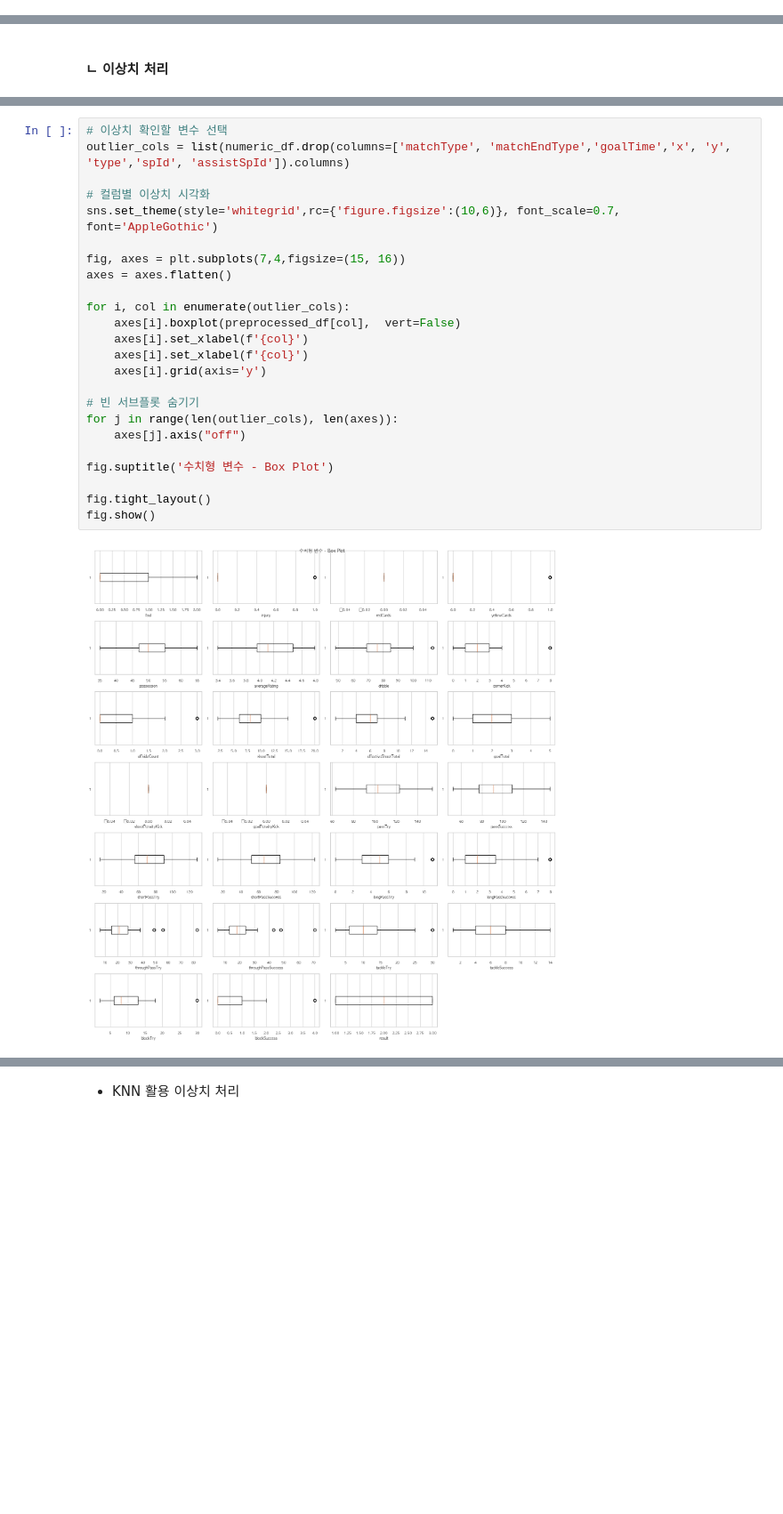
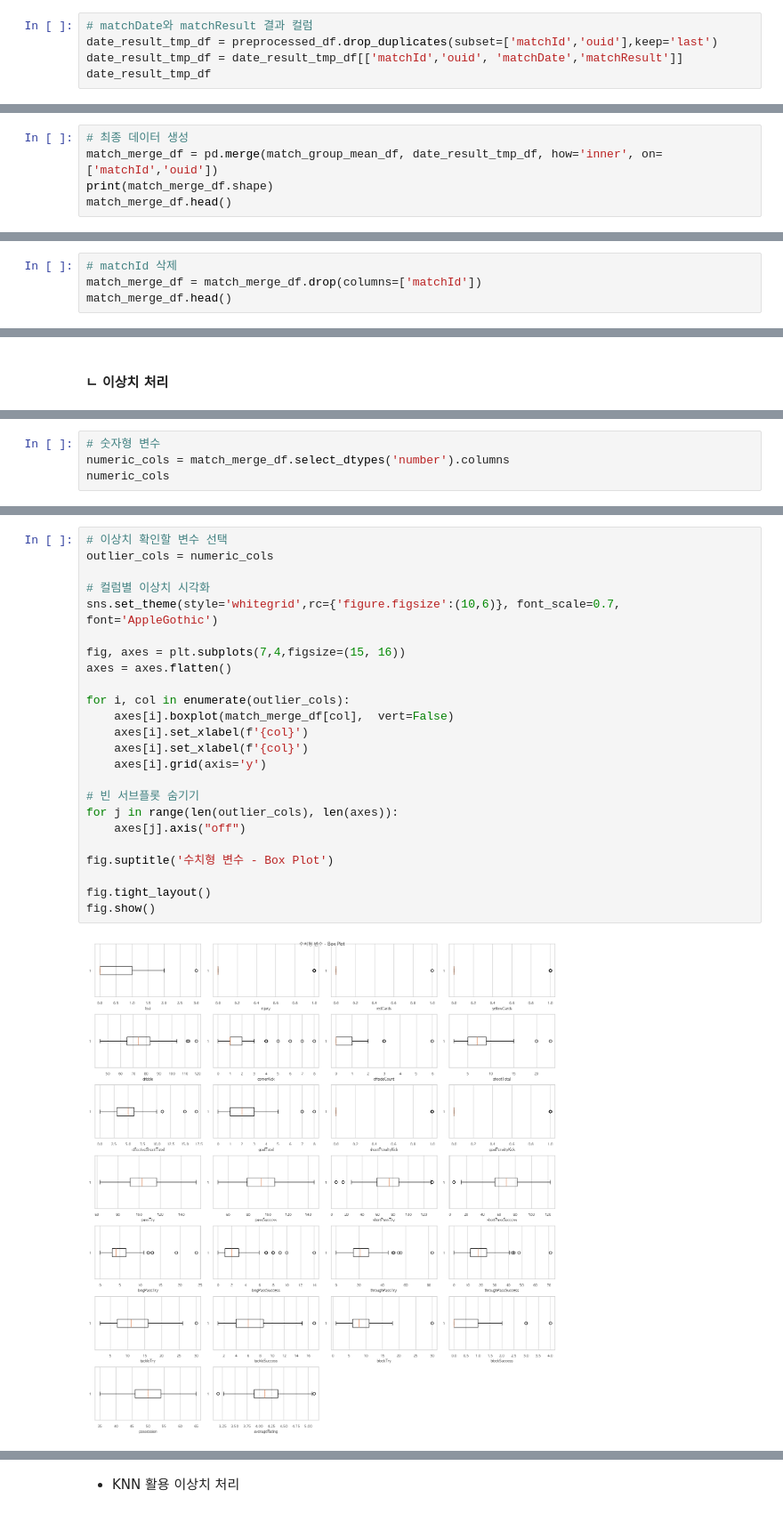
Before and after one commit to harrym8n/Proj_FC_Online, a Jupyter notebook: fconline_build_model.ipynb, the cells around one changed output, grey strips where cells are left out. Shown at 89% size. Saved outputs shown, nothing was run; the diff lists cells and outputs as text; blank space fills up the shorter version.

```diff
--- a/fconline_build_model.ipynb
+++ b/fconline_build_model.ipynb
@@ -297,0 +341,5 @@ match_group_df = preprocessed_df
+# %%
+# matchDate와 matchResult 결과 컬럼
+date_result_tmp_df = preprocessed_df.drop_duplicates(subset=['matchId','ouid'],keep='last')
+date_result_tmp_df = date_result_tmp_df[['matchId','ouid', 'matchDate','matchResult']]
+date_result_tmp_df
@@ -297,0 +362,5 @@ match_group_df = preprocessed_df
+# %%
+# 최종 데이터 생성
+match_merge_df = pd.merge(match_group_mean_df, date_result_tmp_df, how='inner', on=['matchId','ouid'])
+print(match_merge_df.shape)
+match_merge_df.head()
@@ -297,0 +376,4 @@ match_group_df = preprocessed_df
+# %%
+# matchId 삭제
+match_merge_df = match_merge_df.drop(columns=['matchId'])
+match_merge_df.head()
@@ -327,0 +390,4 @@ Index(['matchType', 'matchEndType', 'foul', 'injury', 'redCards',
+# %%
+# 숫자형 변수
+numeric_cols = match_merge_df.select_dtypes('number').columns
+numeric_cols
@@ -328,29 +402,29 @@ Index(['matchType', 'matchEndType', 'foul', 'injury', 'redCards',
 # %%
 # 이상치 확인할 변수 선택
-outlier_cols = list(numeric_df.drop(columns=['matchType', 'matchEndType','goalTime','x', 'y', 'type','spId', 'assistSpId']).columns)
+outlier_cols = numeric_cols
 
 # 컬럼별 이상치 시각화
 sns.set_theme(style='whitegrid',rc={'figure.figsize':(10,6)}, font_scale=0.7, font='AppleGothic')
 
 fig, axes = plt.subplots(7,4,figsize=(15, 16))
 axes = axes.flatten()
 
 for i, col in enumerate(outlier_cols):
-    axes[i].boxplot(preprocessed_df[col],  vert=False)
+    axes[i].boxplot(match_merge_df[col],  vert=False)
     axes[i].set_xlabel(f'{col}')
     axes[i].set_xlabel(f'{col}')
     axes[i].grid(axis='y')
 
 # 빈 서브플롯 숨기기
 for j in range(len(outlier_cols), len(axes)):
     axes[j].axis("off")
 
 fig.suptitle('수치형 변수 - Box Plot')
 
 fig.tight_layout()
 fig.show()
 # %% [output]
-[figure, old version]
+[figure, new version]
 # %%
 # 이상치 개수 확인
 for col in outlier_cols:
```
Also changed, not shown: parts of 46 cells of this notebook, 3 other files.
